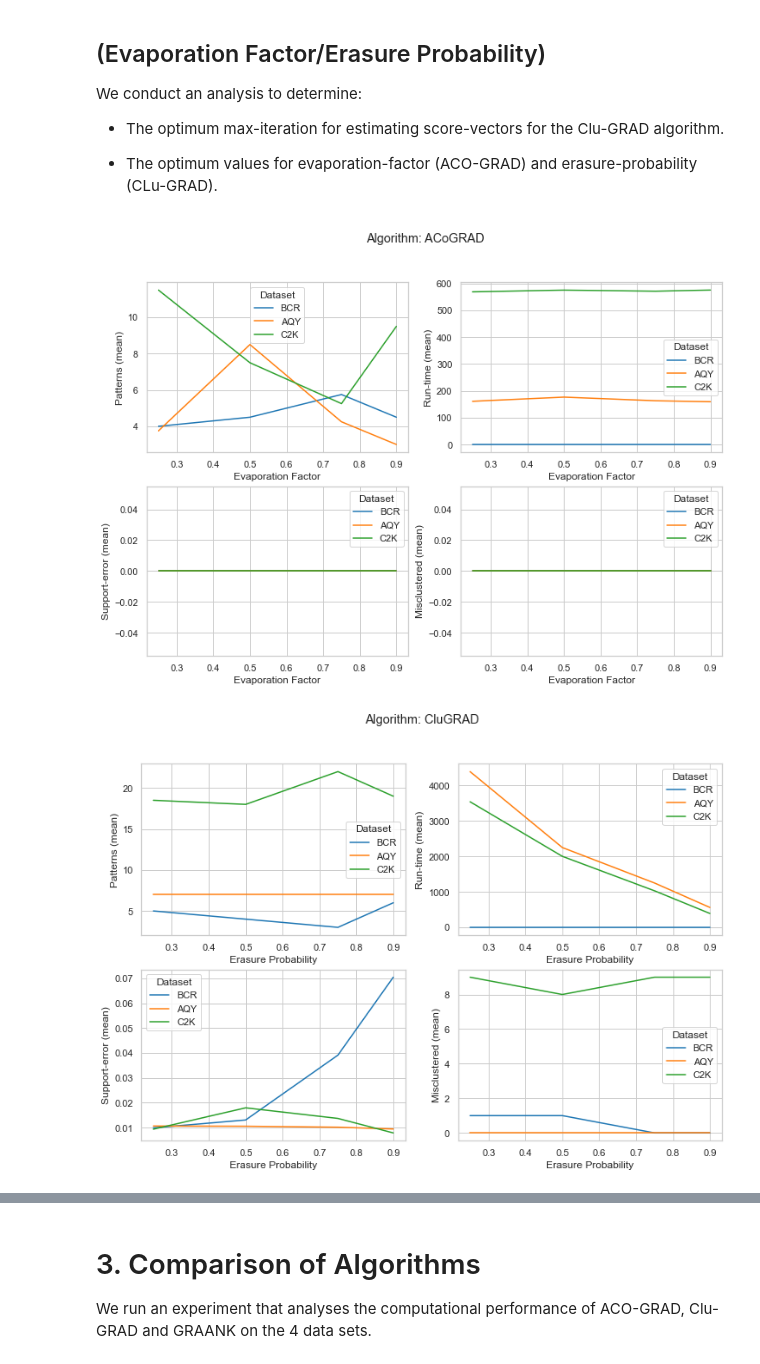
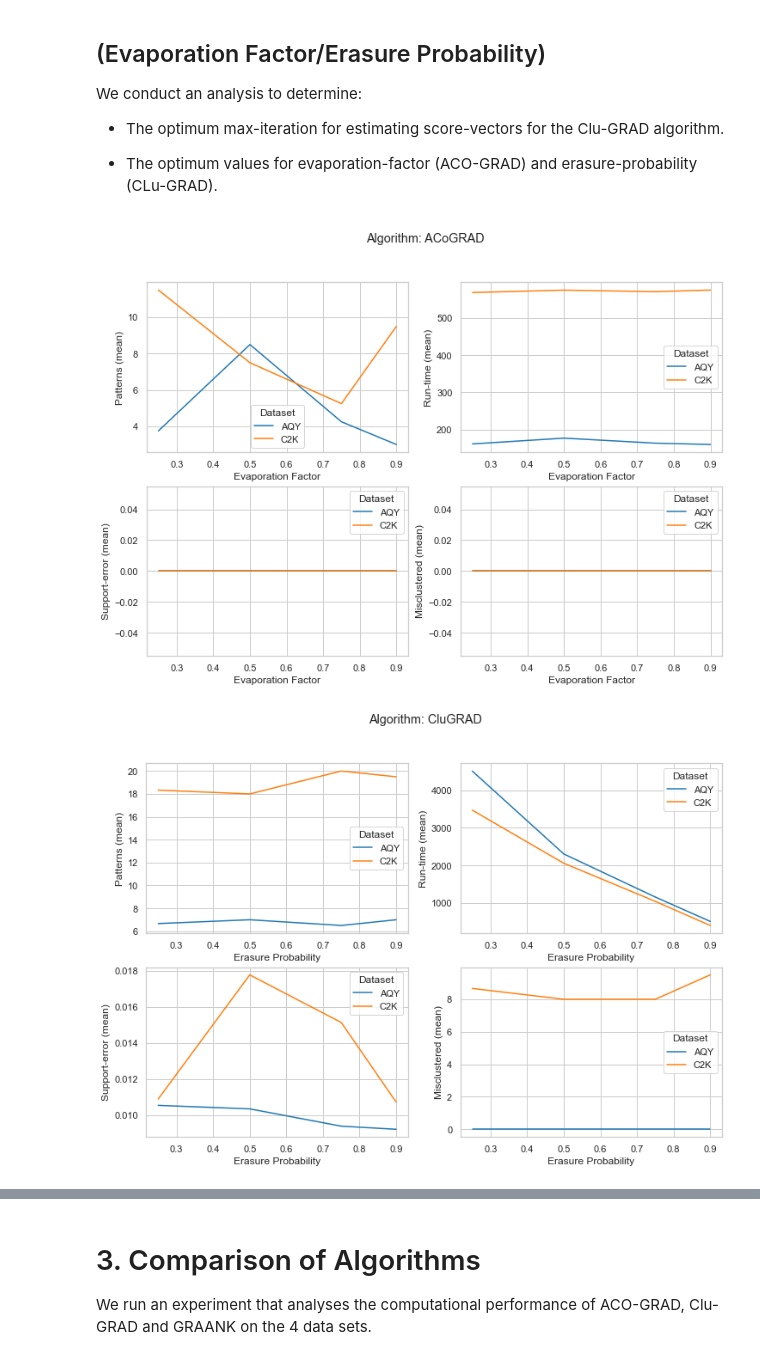
Before and after one commit to owuordickson/meso-hpc-lr, a Jupyter notebook: results/clugp/analysis.ipynb, the cells around one changed output, grey strips where cells are left out. Drawn from its saved outputs; the diff is of its cells as text; code cells hidden in the pictures.

```diff
--- a/results/clugp/analysis.ipynb
+++ b/results/clugp/analysis.ipynb
@@ -173,7 +173,7 @@ We conduct an analysis to determine:
 import numpy as np
 
 # data_sets = ['BCR', 'DIR', 'C2K', 'AQY', 'HPC']
-data_sets = ['BCR', 'AQY', 'C2K']
+data_sets = ['AQY', 'C2K']
 algorithms = ['ACoGRAD', 'CluGRAD']#, 'GRAANK']
 evals_e = [0.25, 0.5, 0.75, 0.9]
 
@@ -210,33 +210,33 @@ import seaborn as sns
 sns.set_theme(style="whitegrid")
 
 for alg in algorithms:
     df1 = df_data_2.loc[df_data_2['Algorithm'] == alg]
 
     if alg == 'ACoGRAD':
         x_label = "Evaporation Factor"
     elif alg == 'CluGRAD':
         x_label = "Erasure Probability"
 
     fig = plt.figure(figsize=(12,8))
     plt.subplot(2, 2, 1)
     sns.lineplot(data=df1, x="EFactor/ EProbability", y="Patterns (mean)", hue="Dataset", palette="tab10")  # markers=True)
     plt.xlabel(x_label)
     plt.subplot(2, 2, 2)
     sns.lineplot(data=df1, x="EFactor/ EProbability", y="Run-time (mean)", hue="Dataset", palette="tab10")  # markers=True)
     plt.xlabel(x_label)
 
     plt.subplot(2, 2, 3)
     sns.lineplot(data=df1, x="EFactor/ EProbability", y="Support-error (mean)", hue="Dataset", palette="tab10")  # markers=True)
     plt.xlabel(x_label)
 
     plt.subplot(2, 2, 4)
     sns.lineplot(data=df1, x="EFactor/ EProbability", y="Misclustered (mean)", hue="Dataset", palette="tab10")  # markers=True)
     plt.xlabel(x_label)
 
     fig.suptitle('Algorithm: ' + alg)
 plt.show()
 df_data_2
 # %% [output]
-[figure, old version]
+[figure, new version]
-[figure, old version]
+[figure, new version]
 |  | Dataset | Algorithm | EFactor/ EProbability | Patterns (mean) | Patterns (std) | Misclustered (mean) | ... |
```
Also changed, not shown: parts of 1 cell of this notebook, 22 other files.
